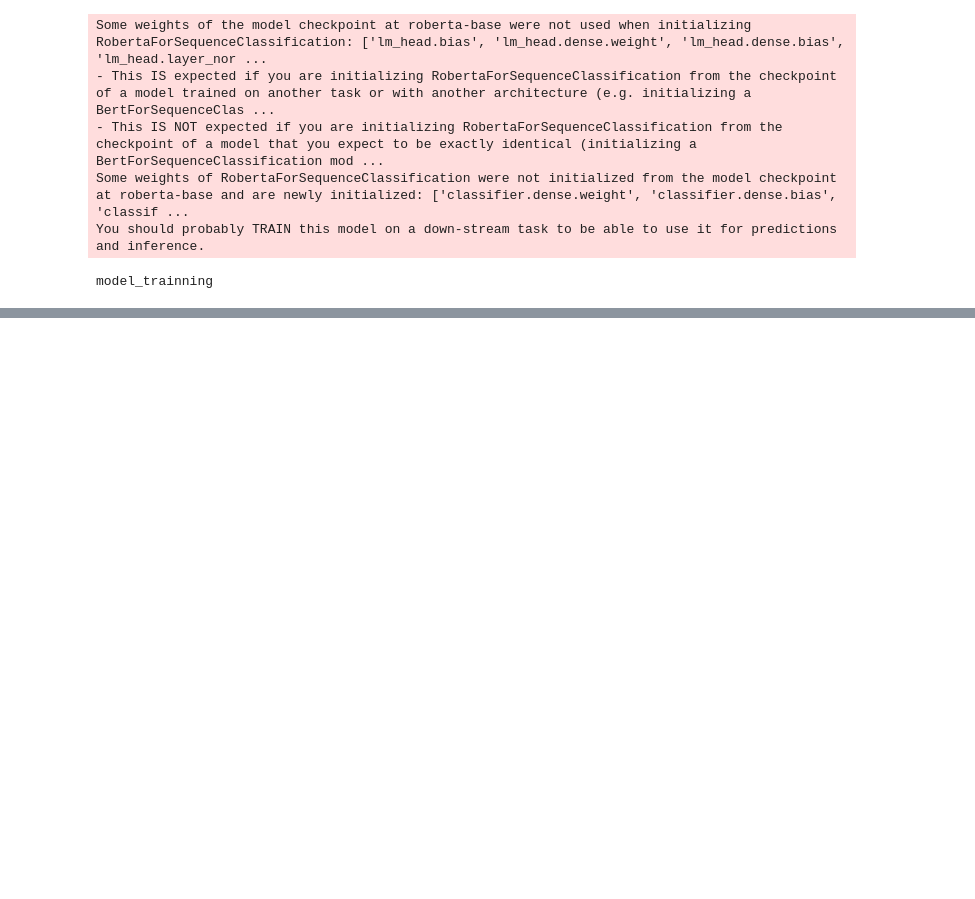
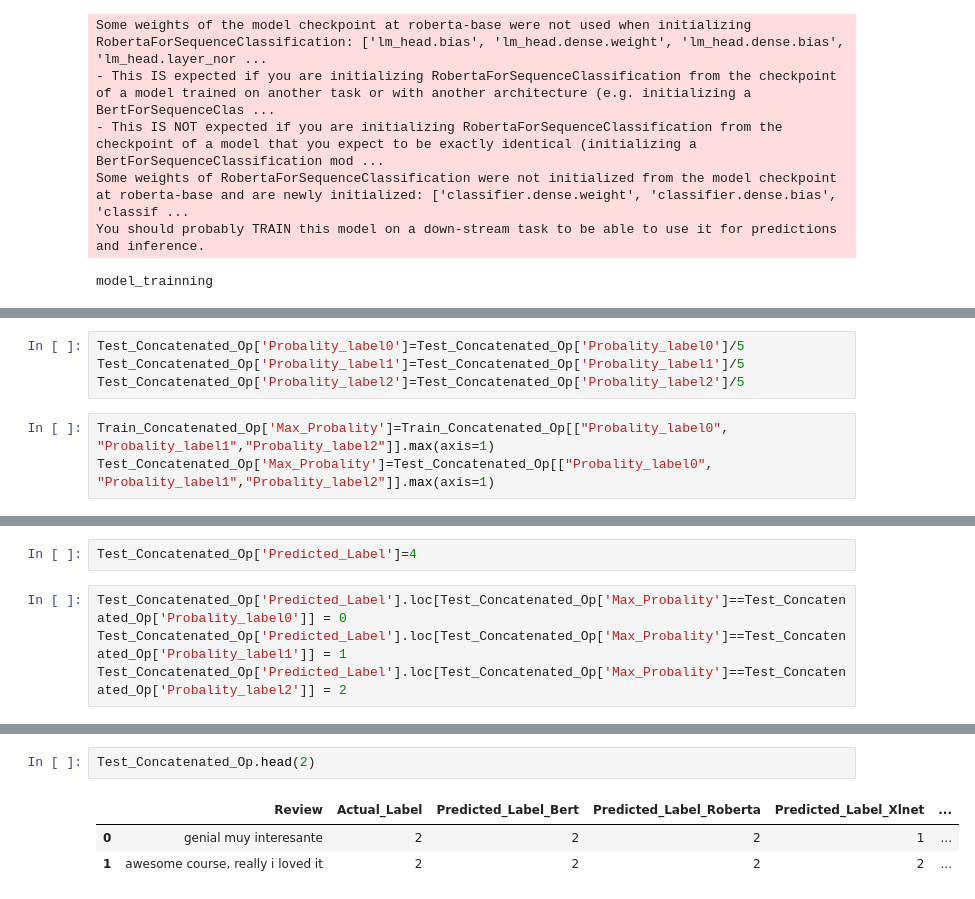
Before and after one commit to Navjot862/Courseera_analytics_tools, a Jupyter notebook: Text_Classification.ipynb, the cells around one changed output, grey strips where cells are left out. Cells and saved outputs as stored; diff of their text form; blank space fills up the shorter version.

```diff
--- a/Text_Classification.ipynb
+++ b/Text_Classification.ipynb
@@ -210,0 +347,7 @@ RuntimeError: ignored
+# %%
+Test_Concatenated_Op['Probality_label0']=Test_Concatenated_Op['Probality_label0']/5
+Test_Concatenated_Op['Probality_label1']=Test_Concatenated_Op['Probality_label1']/5
+Test_Concatenated_Op['Probality_label2']=Test_Concatenated_Op['Probality_label2']/5
+# %%
+Train_Concatenated_Op['Max_Probality']=Train_Concatenated_Op[["Probality_label0", "Probality_label1","Probality_label2"]].max(axis=1)
+Test_Concatenated_Op['Max_Probality']=Test_Concatenated_Op[["Probality_label0", "Probality_label1","Probality_label2"]].max(axis=1)
@@ -210,0 +373,6 @@ RuntimeError: ignored
+# %%
+Test_Concatenated_Op['Predicted_Label']=4
+# %%
+Test_Concatenated_Op['Predicted_Label'].loc[Test_Concatenated_Op['Max_Probality']==Test_Concatenated_Op['Probality_label0']] = 0
+Test_Concatenated_Op['Predicted_Label'].loc[Test_Concatenated_Op['Max_Probality']==Test_Concatenated_Op['Probality_label1']] = 1
+Test_Concatenated_Op['Predicted_Label'].loc[Test_Concatenated_Op['Max_Probality']==Test_Concatenated_Op['Probality_label2']] = 2
@@ -211,3 +428,9 @@ RuntimeError: ignored
+# %%
+Test_Concatenated_Op.head(2)
+# %% [output]
+|  | Review | Actual_Label | Predicted_Label_Bert | Predicted_Label_Roberta | Predicted_Label_Xlnet | ... |
+| 0 | genial muy interesante | 2 | 2 | 2 | 1 | ... |
+| 1 | awesome course, really i loved it | 2 | 2 | 2 | 2 | ... |
 # %%
 pip install simpletransformers
 # %% [output]
```
Also changed, not shown: parts of 25 cells of this notebook.
